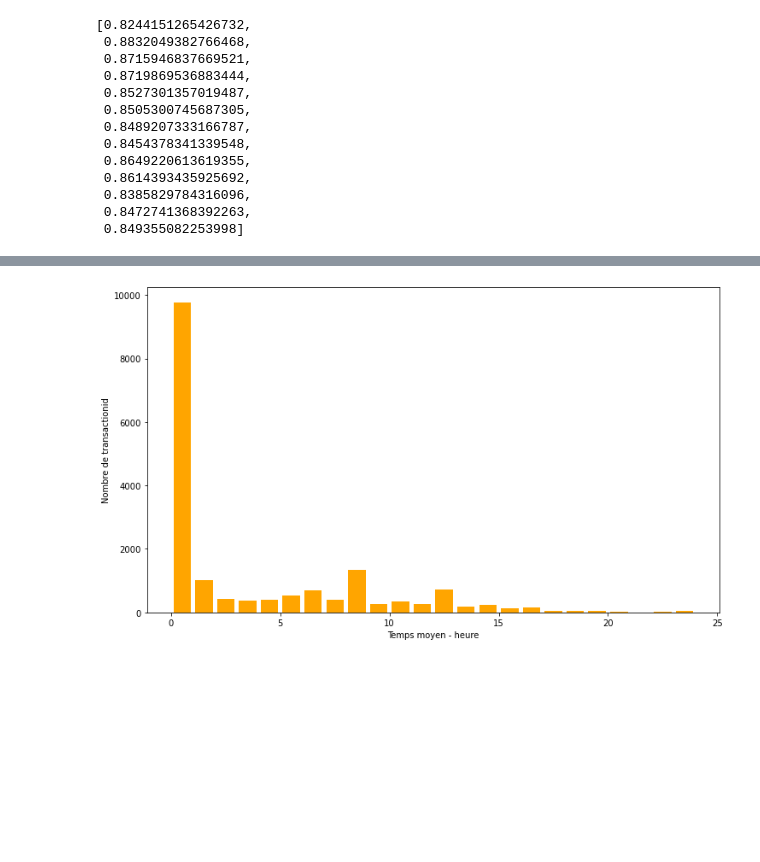
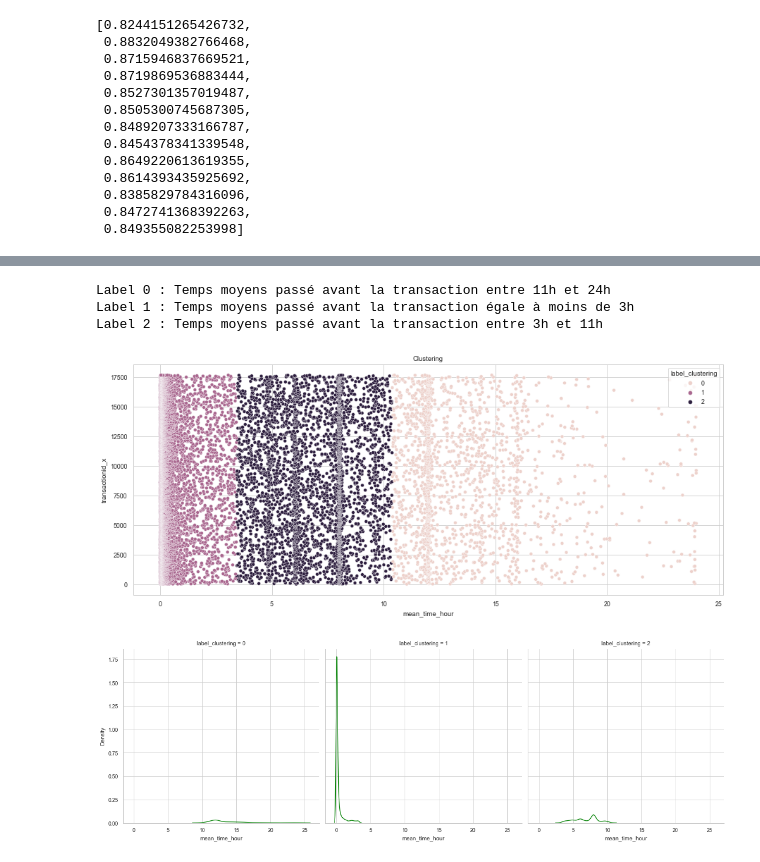
Before and after one commit to soopajot/eCommerce_Customer_Behavior, a Jupyter notebook: Soo_Historiques_Visitors_Transactions_Events.ipynb, the cells around one changed output, grey strips where cells are left out. Saved outputs shown, nothing was run; the diff lists cells and outputs as text; code cells hidden in the pictures; blank space fills up the shorter version.

Commit message:
ajout des graphs

```diff
--- a/Soo_Historiques_Visitors_Transactions_Events.ipynb
+++ b/Soo_Historiques_Visitors_Transactions_Events.ipynb
@@ -22,7 +23,7 @@ inner_merged_total = inner_merged_total.sort_values(by=['visitorid','date_x','da
 # Appliquer 2 conditions importantes pour définir une visite convertissante :
 # Premièrement, time_diff est moins de 24h. Deuxièmement, le itemid sur lequel la transaction
 # a eu lieu et le itemid sur lequel chaque événement s'est produit doivent être les mêmes
-transaction_24h = inner_merged_total.loc[inner_merged_total['time_diff'].dt.day < 1]
+transaction_24h = inner_merged_total.loc[inner_merged_total['time_diff'].dt.days < 1]
 transaction_made_24h = transaction_24h.loc[inner_merged_total['itemid_x'] == inner_merged_total['itemid_y']]
 
 # Supprimer certaines colonnes
@@ -31,8 +32,6 @@ transaction_made_24h = transaction_made_24h.drop(['timestamp_x','timestamp_y','t
 # Convertir 'time_diff' en timedelta en seconds
 transaction_made_24h['time_diff_sec'] = transaction_made_24h['time_diff'].dt.seconds
 transaction_made_24h
-
-# A TESTER : MOINS DE 2H ?
 # %% [output]
 |  | visitorid | event_x | itemid_x | transactionid_x | date_x | event_y | itemid_y | date_y | time_diff | ... |
 | 10069099 | 172 | transaction | 465522 | 9725.0 | 2015-08-15 03:29:01.230 | view | 465522 | 2015-08-15 03:06:38.438 | 0 days 00:22:22.792000 | ... |
@@ -147,9 +118,45 @@ time_mean_transaction
-# %%
-import matplotlib.pyplot as plt
-plt.figure(figsize=(12,7))
-plt.hist(round(time_mean_transaction['mean_time_second']/3600),bins=24, rwidth=0.8, color="orange")
-plt.xlabel("Temps moyen - heure")
-plt.ylabel("Nombre de transactionid")
-plt.show()
-# %% [output]
-[figure, removed]
+# %%
+# AgglomerativeClustering
+from sklearn.cluster import AgglomerativeClustering
+cluster = AgglomerativeClustering(n_clusters = 3)
+
+# Apprentissage des données
+cluster.fit(time_mean_transaction)
+
+# Calcul des labels du data set
+labels = cluster.labels_
+
+# Convertir time
+time_mean_transaction['label_clustering'] = labels
+time_mean_transaction['mean_time_minute'] = round(time_mean_transaction['mean_time_second']/60)
+time_mean_transaction['mean_time_hour'] = round(time_mean_transaction['mean_time_second']/3600,2)
+time_mean_transaction
+
+# Clustering, Nombre total par label
+group_label_clustering = time_mean_transaction.groupby('label_clustering').count()
+group_label_clustering = group_label_clustering.rename(columns={"mean_time_second": "nb_transactions"})
+group_label_clustering
+
+# Temps de Transactions moins d'une heure
+mean_transaction_1h = time_mean_transaction.loc[round(time_mean_transaction['mean_time_minute']) <= 60]
+
+# Temps de transactions moins de 10 minutes
+mean_transaction_10minutes = mean_transaction_1h.loc[round(mean_transaction_1h['mean_time_minute']) <= 10]
+# %%
+# Pour mieux comprendre le résultat du clustering
+import seaborn as sns
+plt.figure(figsize=(15,6))
+sns.scatterplot(data=time_mean_transaction, x="mean_time_hour", y=time_mean_transaction.index, hue="label_clustering",)
+plt.title('Clustering')
+
+sns.displot(data=time_mean_transaction, x="mean_time_hour", col="label_clustering", kind="kde", color='green')
+
+print("Label 0 : Temps moyens passé avant la transaction compris entre 11h et 24h")
+print("Label 1 : Temps moyens passé avant la transaction compris égale à moins de 3h")
+print("Label 2 : Temps moyens passé avant la transaction compris entre 3h et 11h")
+# %% [output]
+Label 0 : Temps moyens passé avant la transaction entre 11h et 24h
+Label 1 : Temps moyens passé avant la transaction égale à moins de 3h
+Label 2 : Temps moyens passé avant la transaction entre 3h et 11h
+[figure, added]
+[figure, added]
```
Also changed, not shown: parts of 4 cells of this notebook.
